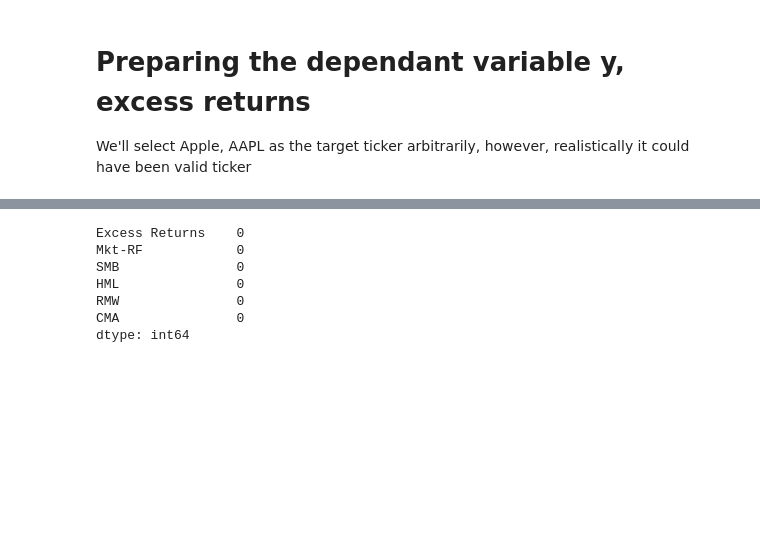
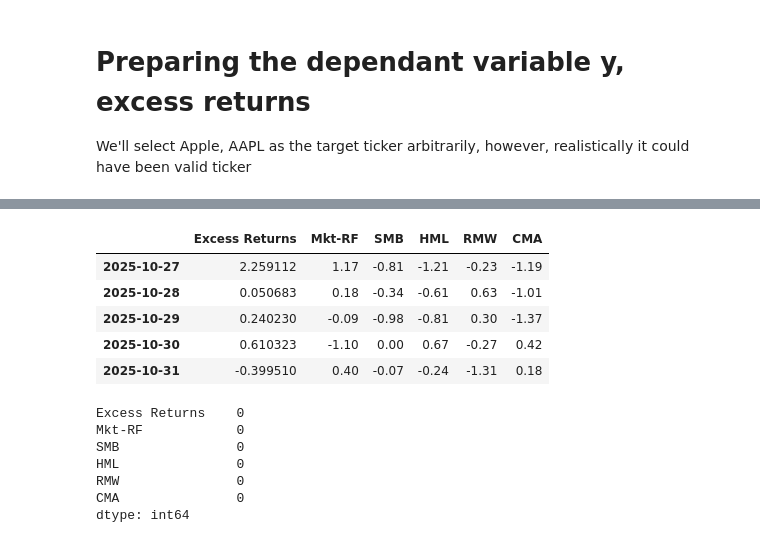
Before and after one commit to FoxParadeAFK/Fama-French, a Jupyter notebook: notebooks/fama_french.ipynb, the cells around one changed output, grey strips where cells are left out. Cells and saved outputs as stored; diff of their text form; code cells hidden in the pictures; blank space fills up the shorter version.

```diff
--- a/notebooks/fama_french.ipynb
+++ b/notebooks/fama_french.ipynb
@@ -345,3 +366,12 @@ data.head()
+# %%
+data.tail()
+# %% [output]
+|  | Excess Returns | Mkt-RF | SMB | HML | RMW | CMA |
+| 2025-10-27 | 2.259112 | 1.17 | -0.81 | -1.21 | -0.23 | -1.19 |
+| 2025-10-28 | 0.050683 | 0.18 | -0.34 | -0.61 | 0.63 | -1.01 |
+| 2025-10-29 | 0.240230 | -0.09 | -0.98 | -0.81 | 0.30 | -1.37 |
+| 2025-10-30 | 0.610323 | -1.10 | 0.00 | 0.67 | -0.27 | 0.42 |
+| 2025-10-31 | -0.399510 | 0.40 | -0.07 | -0.24 | -1.31 | 0.18 |
 # %%
 data.isna().sum()
 # %% [output]
```
Also changed, not shown: parts of 36 cells of this notebook.
